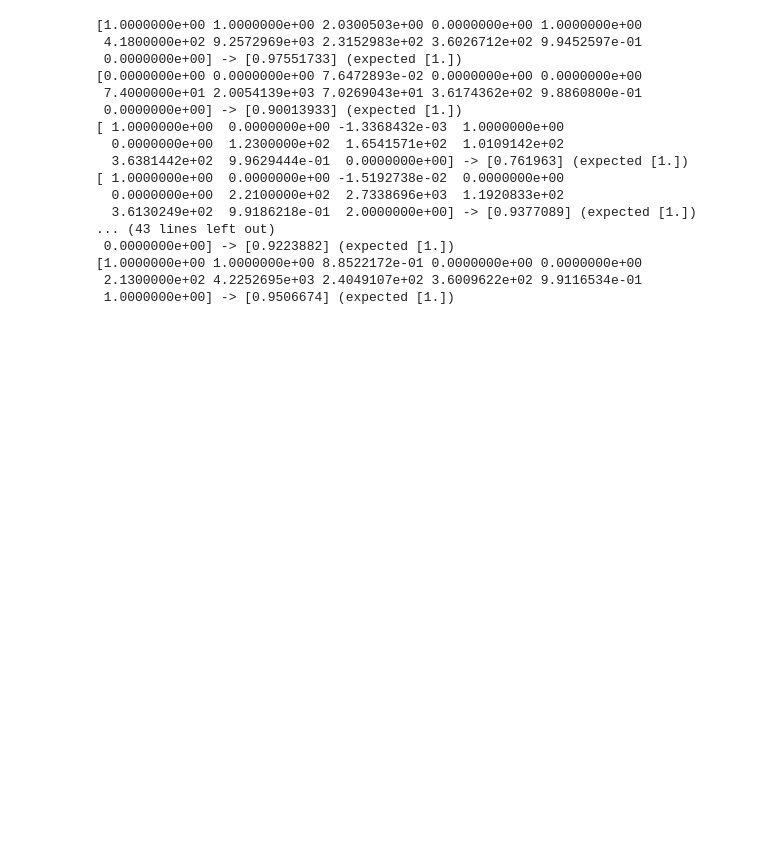
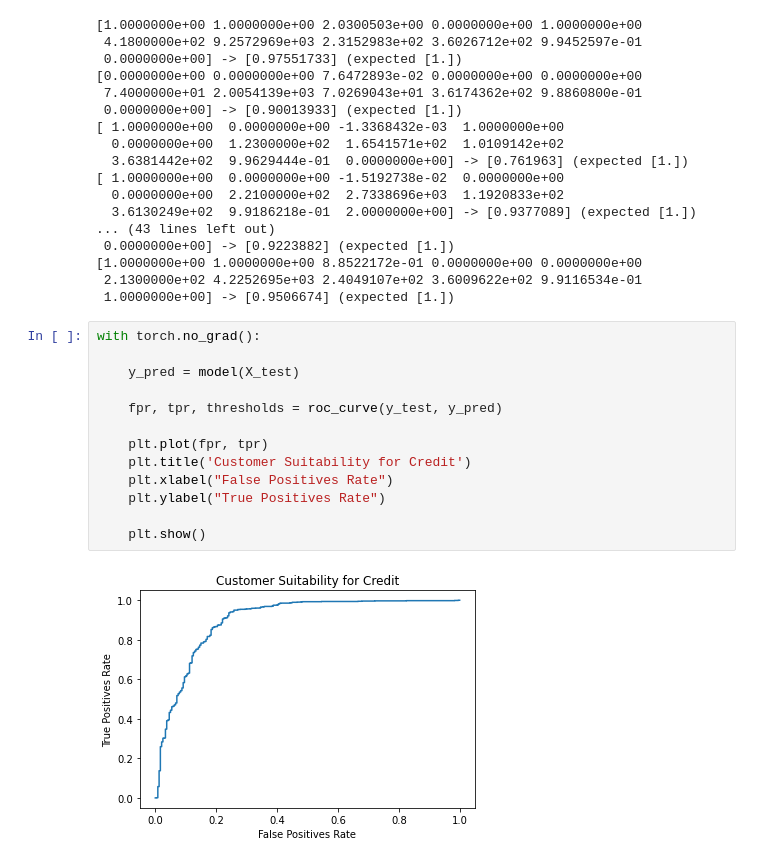
Before and after one commit to wessware/pytorch-101, a Jupyter notebook: pytorch_binary_classification.ipynb, the cells around one changed output. Cells and saved outputs as stored; diff of their text form; blank space fills up the shorter version.

Commit message:
ROC plot visualization

```diff
--- a/pytorch_binary_classification.ipynb
+++ b/pytorch_binary_classification.ipynb
@@ -338,3 +338,18 @@ with torch.no_grad():
 [1.0000000e+00 1.0000000e+00 8.8522172e-01 0.0000000e+00 0.0000000e+00
  2.1300000e+02 4.2252695e+03 2.4049107e+02 3.6009622e+02 9.9116534e-01
  1.0000000e+00] -> [0.9506674] (expected [1.])
+# %%
+with torch.no_grad():
+
+    y_pred = model(X_test)
+
+    fpr, tpr, thresholds = roc_curve(y_test, y_pred)
+
+    plt.plot(fpr, tpr)
+    plt.title('Customer Suitability for Credit')
+    plt.xlabel("False Positives Rate")
+    plt.ylabel("True Positives Rate")
+
+    plt.show()
+# %% [output]
+[figure, added]
```
